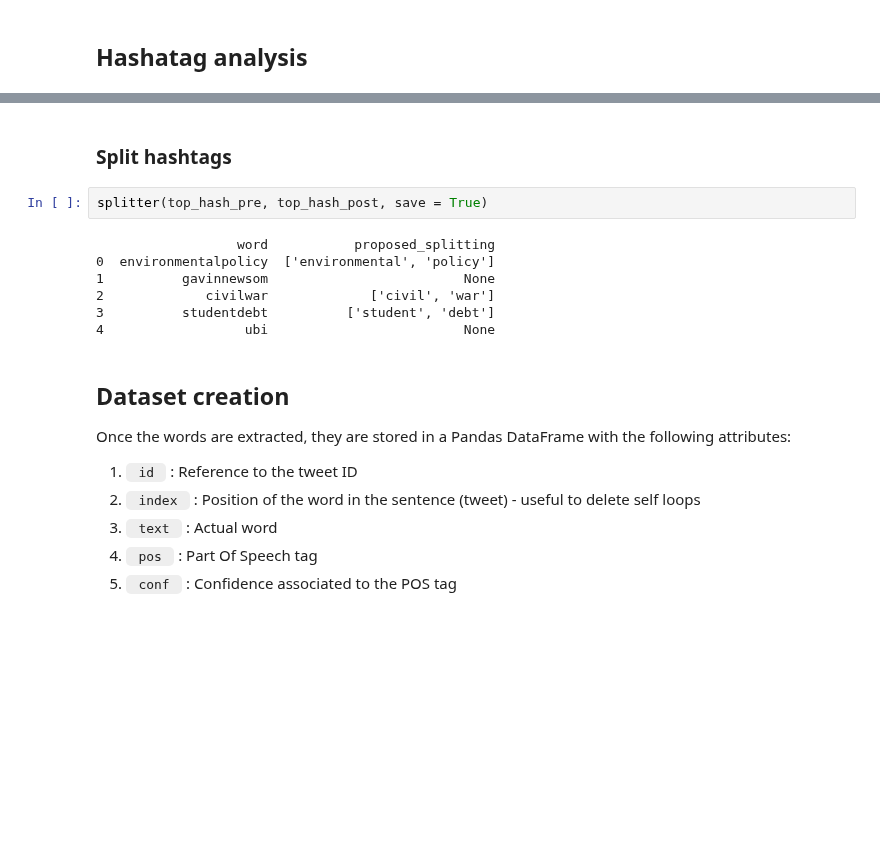
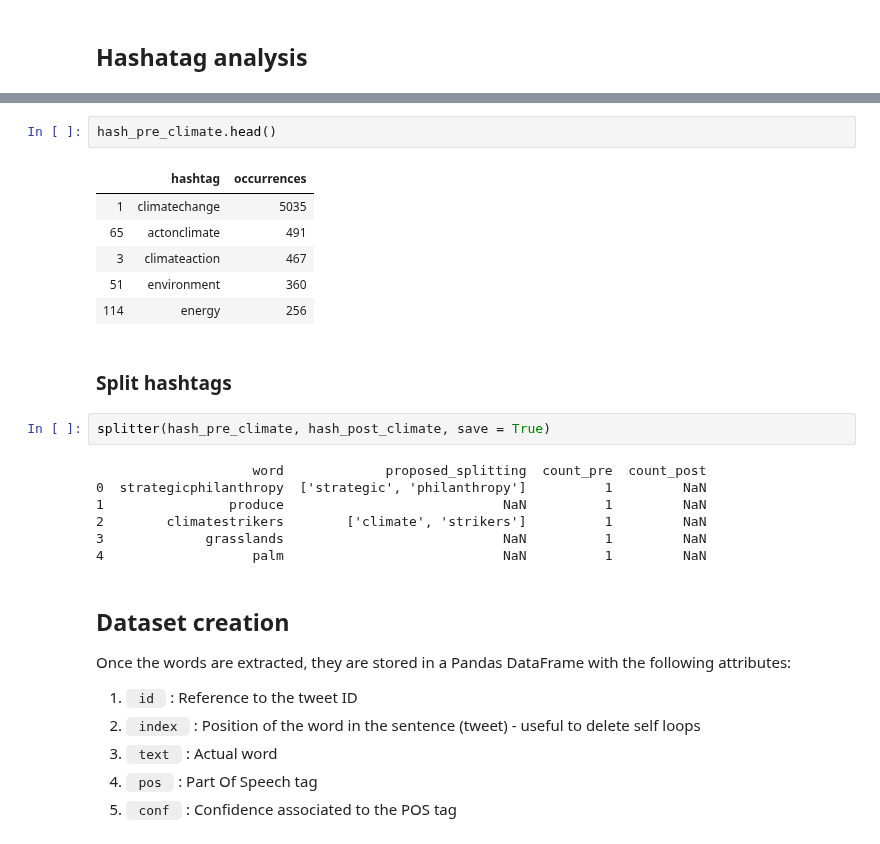
Before and after one commit to Mmiglio/ClimateAction, a Jupyter notebook: extract_words.ipynb, the cells around one changed output, grey strips where cells are left out. Drawn from its saved outputs; the diff is of its cells as text; blank space fills up the shorter version.

Commit message:
added list of splitted hashtags

```diff
--- a/extract_words.ipynb
+++ b/extract_words.ipynb
@@ -41,14 +59,23 @@ top_hash_post = filter_dataset(tweets[2019], words=[], n_max=25, n_min=1)
+# %%
+hash_pre_climate.head()
+# %% [output]
+|  | hashtag | occurrences |
+| 1 | climatechange | 5035 |
+| 65 | actonclimate | 491 |
+| 3 | climateaction | 467 |
+| 51 | environment | 360 |
+| 114 | energy | 256 |
 # %% [markdown]
 ### Split hashtags
 # %%
-splitter(top_hash_pre, top_hash_post, save = True)
+splitter(hash_pre_climate, hash_post_climate, save = True)
 # %% [output]
-                  word           proposed_splitting
-0  environmentalpolicy  ['environmental', 'policy']
-1          gavinnewsom                         None
-2             civilwar             ['civil', 'war']
-3          studentdebt          ['student', 'debt']
-4                  ubi                         None
+                    word             proposed_splitting  count_pre  count_post
+0  strategicphilanthropy  ['strategic', 'philanthropy']          1         NaN
+1                produce                            NaN          1         NaN
+2        climatestrikers        ['climate', 'strikers']          1         NaN
+3             grasslands                            NaN          1         NaN
+4                   palm                            NaN          1         NaN
 # %% [markdown]
 ## Dataset creation
 
```
Also changed, not shown: parts of 11 cells of this notebook, 3 other files.
